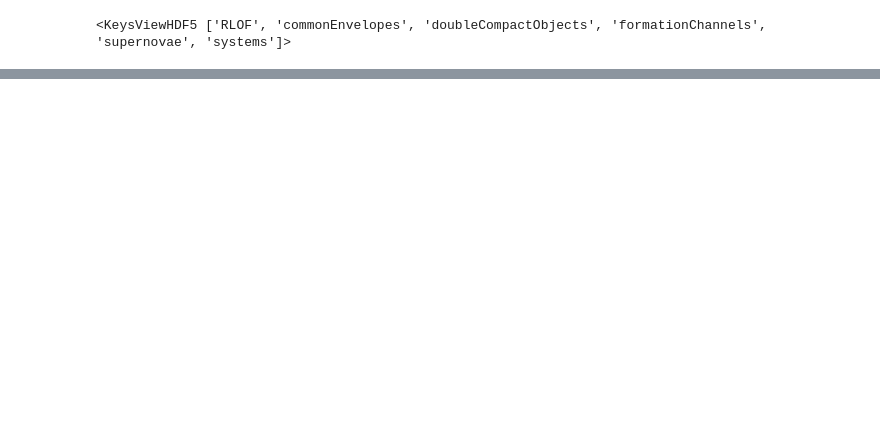
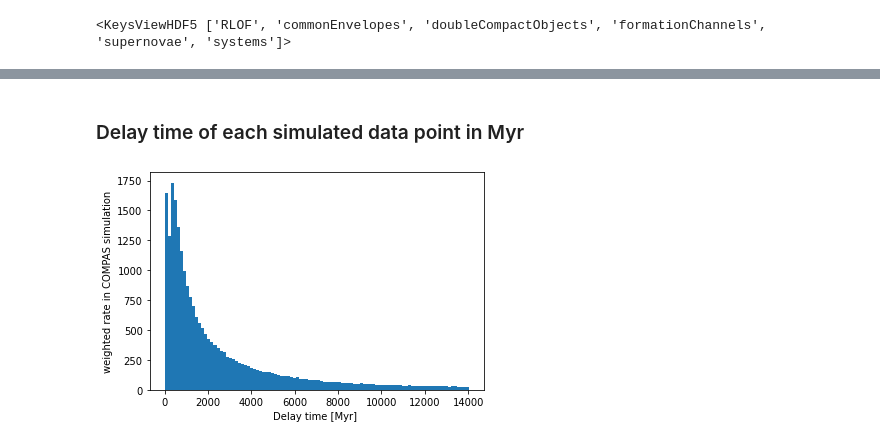
Before and after one commit to FloorBroekgaarden/Double-Compact-Object-Mergers, a Jupyter notebook: demo_read_hdf5_file/reading_in_basic_parameters_hdf5_datafile .ipynb, the cells around one changed output, grey strips where cells are left out. Drawn from its saved outputs; the diff is of its cells as text; code cells hidden in the pictures; blank space fills up the shorter version.

```diff
--- a/demo_read_hdf5_file/reading_in_basic_parameters_hdf5_datafile .ipynb
+++ b/demo_read_hdf5_file/reading_in_basic_parameters_hdf5_datafile .ipynb
@@ -223,0 +324,12 @@ Data.setCOMPASData()
+# %% [markdown]
+### Delay time  of each simulated data point in Myr
+# %%
+delayTimes = Data.delayTimes
+
+
+plt.hist(delayTimes, bins=100, weights=weights)
+plt.xlabel('Delay time [Myr] ')
+plt.ylabel('weighted rate in COMPAS simulation')
+plt.show()
+# %% [output]
+[figure, added]
```
Also changed, not shown: parts of 16 cells of this notebook, 17 other files.
